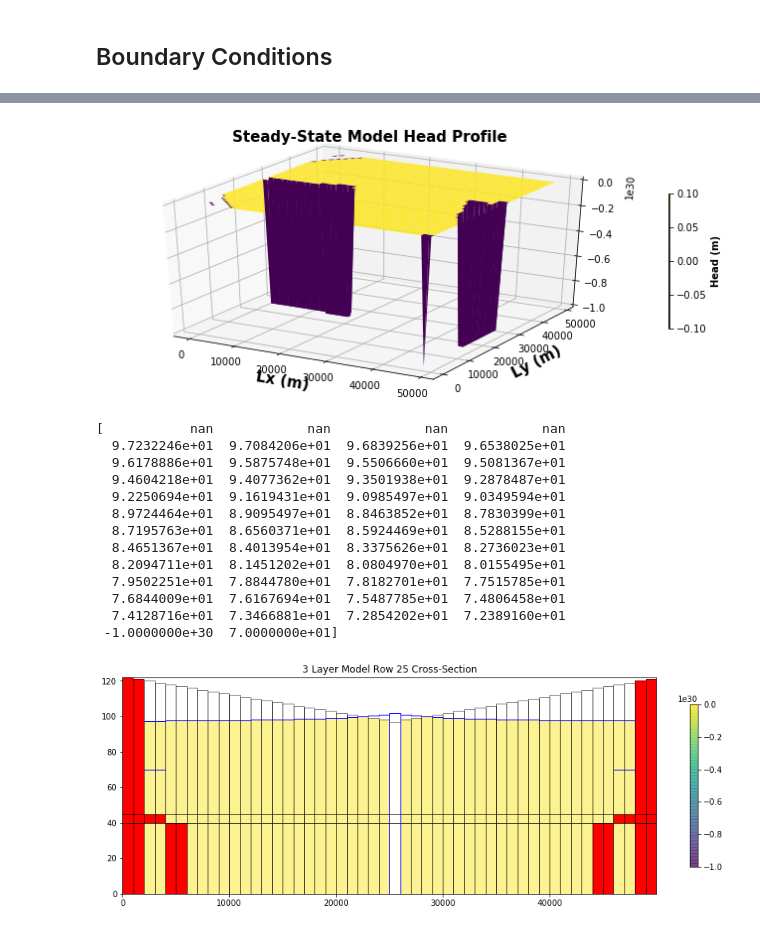
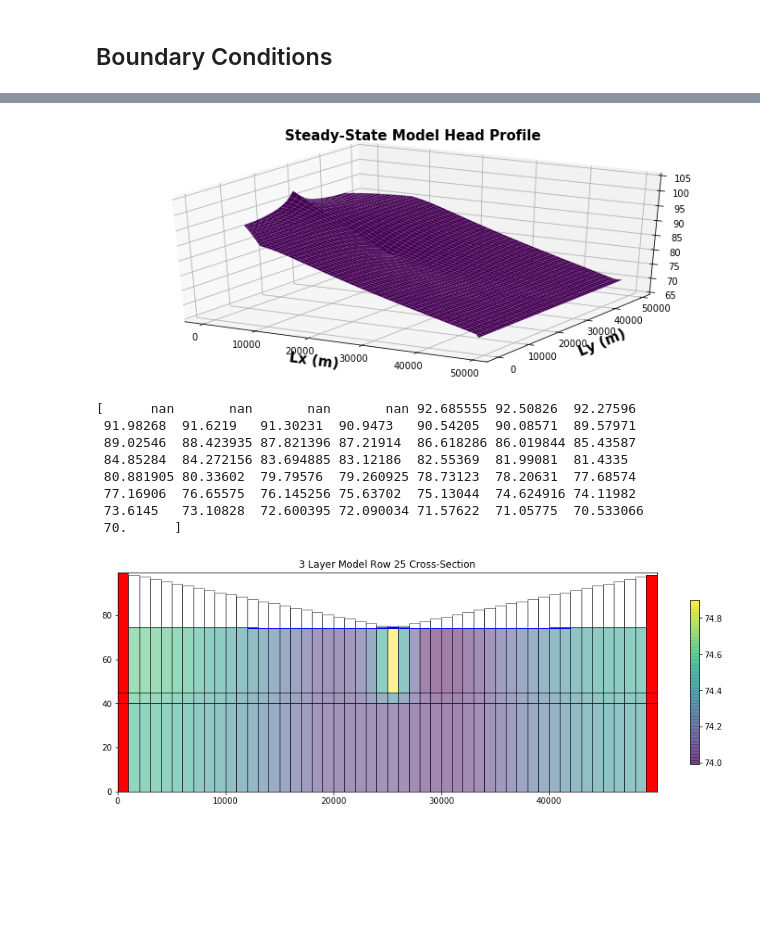
Before and after one commit to groundwater-modeling-Spring2020/Aguaseca_Project, a Jupyter notebook: Domain setup/Domain_Setup_Dave.ipynb, the cells around one changed output, grey strips where cells are left out. Drawn from its saved outputs; the diff is of its cells as text; code cells hidden in the pictures; blank space fills up the shorter version.

```diff
--- a/Domain setup/Domain_Setup_Dave.ipynb
+++ b/Domain setup/Domain_Setup_Dave.ipynb
@@ -504,41 +484,45 @@ ax = fig_3d.gca(projection='3d')
 X = np.arange(0,Lx,dx)
 Y = np.arange(0,Ly,dy)
 X, Y = np.meshgrid(X, Y)
 Z = np.flipud(head[0][2])
-
+#Z2 = Z.copy()
+#Z2[Z<1e-10] = np.nan
+#print(Z2)
+#print(Z)
 #create surface and labels
 surf = ax.plot_surface(X,Y,Z, cmap = 'viridis', linewidth=0, label='head')
-fig_3d.colorbar(surf,shrink=0.5,aspect=150).set_label('Head (m)',fontsize=10,fontweight='bold')
+#fig_3d.colorbar(surf,shrink=0.5,aspect=150).set_label('Head (m)',fontsize=10,fontweight='bold')
+ax.set_zlim(65, 105)
 ax.set_xlabel('Lx (m)', fontsize=15, fontweight='bold')
 ax.set_ylabel('Ly (m)', fontsize=15, fontweight='bold')
 ax.set_title('Steady-State Model Head Profile', fontsize=15, fontweight='bold')
 plt.show(surf)
 
 # plt.figure(figsize=(9,9)) #create 10 x 10 figure
 # modelmap = flopy.plot.PlotMapView(model=m, layer=0) #use modelmap to attach plot to model
 # grid = modelmap.plot_grid() #plot model grid
 # #riv_plot = modelmap.plot_bc(ftype='RIV') #plot river cells
 # #chd_plot = modelmap.plot_bc(ftype='CHD') #plot ghb cells
 # contour_levels = np.linspace(70,95,1) #set contour levels for contouring head
 # head_contours = modelmap.contour_array(head[0][0], masked_values=[-1.0000000e+30], levels=contour_levels) #create head contours
 # #flows = modelmap.plot_discharge(frf['sp%s'%i][0], fff['sp%s'%i][0], head=head['sp%s'%i]) #create discharge arrows
 # #display parameters
 # plt.xlabel('Lx (m)',fontsize = 14)
 # plt.ylabel('Ly (m)',fontsize = 14)
 # plt.title('Head', fontsize = 13, fontweight = 'bold')
 # plt.colorbar(head_contours)
 # plt.legend(handles=[mp.patches.Patch(color='green',label='River',ec='black'),
 #                    mp.patches.Patch(color='navy',label='Constant Head Boundary',ec='black'),
 #                    mp.patches.Patch(color='white',label='Active Cell',ec='black')],
 #                    bbox_to_anchor=(1.8,1.0)) #create legend
 # plt.show(modelmap)
 # %% [output]
-[figure, old version]
+[figure, new version]
 # %%
 fig = plt.figure(figsize=(15, 5))
 ax = fig.add_subplot(1, 1, 1)
 
-xsect = flopy.plot.PlotCrossSection(model=m, line={'column': 3}) #note use the key 'column' if you want to plot a column instaed
+xsect = flopy.plot.PlotCrossSection(model=m, line={'column': 40}) #note use the key 'column' if you want to plot a column instaed
 patches = xsect.plot_ibound(color_noflow='red', color_ch='blue')
 #patches = xsect.plot_bc('WEL', color='red')
 # linecollection = xsect.plot_grid(color='green')
@@ -554,22 +538,17 @@ cb = plt.colorbar(pc, shrink=0.75)
 #Overlay the head in a layer of the model- in this case I'm doing the top layer i.e. head3[0,:,:]
 wt = xsect.plot_surface(head[0], color='blue', lw=1)
 
-print(head[0][0][1][:])
+print(head[0][0][2][:])
 # %% [output]
-[           nan            nan            nan            nan
-  9.7232246e+01  9.7084206e+01  9.6839256e+01  9.6538025e+01
-  9.6178886e+01  9.5875748e+01  9.5506660e+01  9.5081367e+01
-  9.4604218e+01  9.4077362e+01  9.3501938e+01  9.2878487e+01
-  9.2250694e+01  9.1619431e+01  9.0985497e+01  9.0349594e+01
-  8.9724464e+01  8.9095497e+01  8.8463852e+01  8.7830399e+01
-  8.7195763e+01  8.6560371e+01  8.5924469e+01  8.5288155e+01
-  8.4651367e+01  8.4013954e+01  8.3375626e+01  8.2736023e+01
-  8.2094711e+01  8.1451202e+01  8.0804970e+01  8.0155495e+01
-  7.9502251e+01  7.8844780e+01  7.8182701e+01  7.7515785e+01
-  7.6844009e+01  7.6167694e+01  7.5487785e+01  7.4806458e+01
-  7.4128716e+01  7.3466881e+01  7.2854202e+01  7.2389160e+01
- -1.0000000e+30  7.0000000e+01]
+[      nan       nan       nan       nan 92.685555 92.50826  92.27596
+ 91.98268  91.6219   91.30231  90.9473   90.54205  90.08571  89.57971
+ 89.02546  88.423935 87.821396 87.21914  86.618286 86.019844 85.43587
+ 84.85284  84.272156 83.694885 83.12186  82.55369  81.99081  81.4335
+ 80.881905 80.33602  79.79576  79.260925 78.73123  78.20631  77.68574
+ 77.16906  76.65575  76.145256 75.63702  75.13044  74.624916 74.11982
+ 73.6145   73.10828  72.600395 72.090034 71.57622  71.05775  70.533066
+ 70.      ]
-[figure, old version]
+[figure, new version]
 # %%
 budgobj = flopy.utils.binaryfile.CellBudgetFile(modelname+'.cbc')
 leakage = budgobj.get_data(text='RIVER LEAKAGE',totim=1)
```
Also changed, not shown: parts of 7 cells of this notebook.
